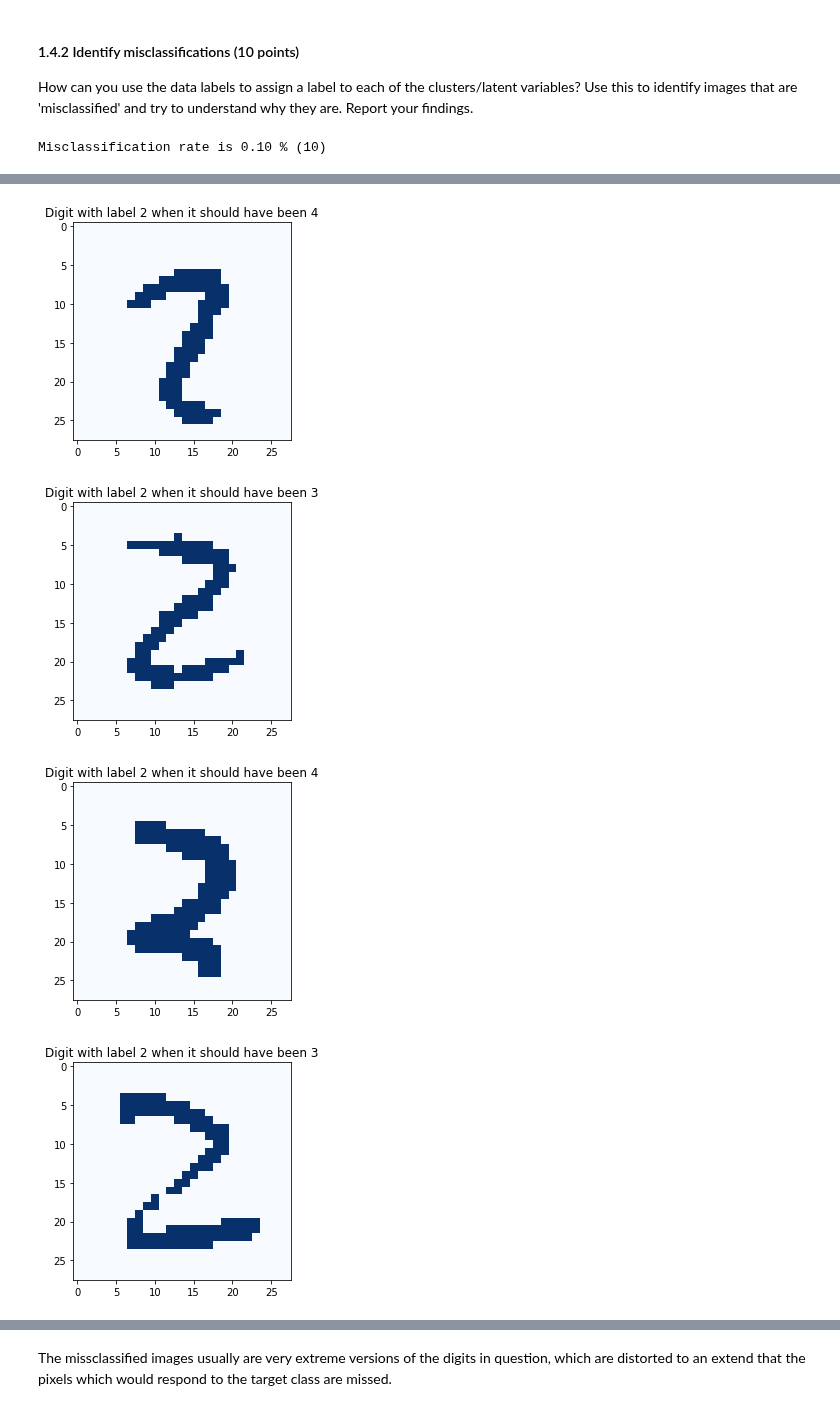
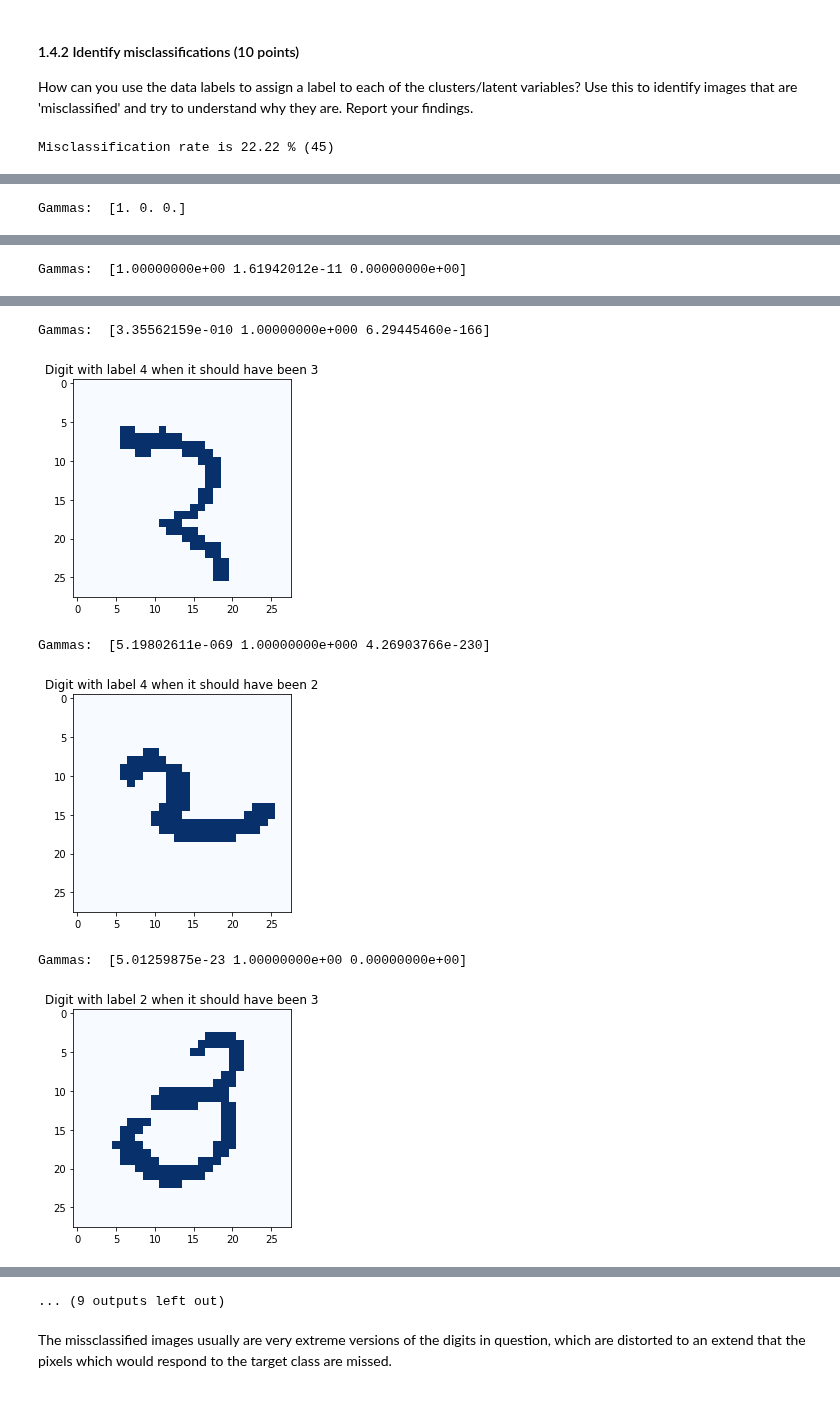
Before and after one commit to Kaleidophon/bayesian-buffalo, a Jupyter notebook: lab3/lab3.ipynb, the cells around one changed output, grey strips where cells are left out. Cells and saved outputs as stored; diff of their text form; code cells hidden in the pictures.

```diff
--- a/lab3/lab3.ipynb
+++ b/lab3/lab3.ipynb
@@ -190,7 +190,6 @@ def M_step(X, gamma):
     assert not numpy.isnan(Nk).any(), "NaN in Nk"
 
     # Get the (unnormalized) sum of data points times their gammas for all clusters
-    mus = np.array([gamma[:,k] * X.T for k in range(K)])
     mu_sums = np.sum([gamma[:,k] * X.T for k in range(K)], axis=2)
     assert not numpy.isnan(mu_sums).any(), "NaN in mu_sums"
 
@@ -388,13 +389,13 @@ for z, digit_indices in responsible_digits.items():
 
     for digit_index, digit_label in zip(digit_indices, digits_labels):
         if digit_label != most_frequent_label:
-            missclassified_digit_indices[digit_index] = (digit_label, most_frequent_label)
+            missclassified_digit_indices[digit_index] = (most_frequent_label, digit_label)
 
 # Thirdly, see which digits deviate from the most common label
 sampled_missclassified = sample(list(missclassified_digit_indices), k=10)
 print(
     "Misclassification rate is {:.2f} % ({})".format(
-        len(sampled_missclassified) / 100, len(sampled_missclassified)
+        len(sampled_missclassified) / len(missclassified_digit_indices) * 100, len(missclassified_digit_indices)
     )
 )
 
@@ -404,5 +405,6 @@ for sampled in sampled_missclassified:
     plt.title("Digit with label {} when it should have been {}".format(false_label, true_label))
     plt.imshow(identify_train[sampled].reshape(28, 28), cmap='Blues')
     plt.show()
+    print("Gammas: ", identify_gamma[sampled])
 # %% [output]
-Misclassification rate is 0.10 % (10)
+Misclassification rate is 22.22 % (45)
@@ -409,0 +412 @@ Misclassification rate is 0.10 % (10)
+Gammas:  [1. 0. 0.]
@@ -410,0 +414 @@ Misclassification rate is 0.10 % (10)
+Gammas:  [1.00000000e+00 1.61942012e-11 0.00000000e+00]
@@ -412,4 +416,6 @@ Misclassification rate is 0.10 % (10)
+Gammas:  [3.35562159e-010 1.00000000e+000 6.29445460e-166]
-[figure, old version]
+[figure, new version]
+Gammas:  [5.19802611e-069 1.00000000e+000 4.26903766e-230]
-[figure, old version]
+[figure, new version]
+Gammas:  [5.01259875e-23 1.00000000e+00 0.00000000e+00]
-[figure, old version]
+[figure, new version]
-[figure, removed]
@@ -419,3 +422,4 @@ Misclassification rate is 0.10 % (10)
+... (9 outputs left out)
 # %% [markdown]
 The missclassified images usually are very extreme versions of the digits in question, which are distorted to an extend that the pixels which would respond to the target class are missed.
 # %% [markdown]
```
Also changed, not shown: parts of 20 cells of this notebook.
